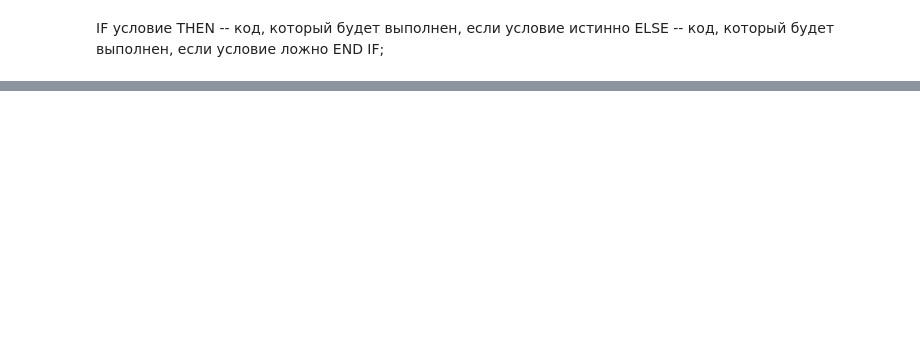
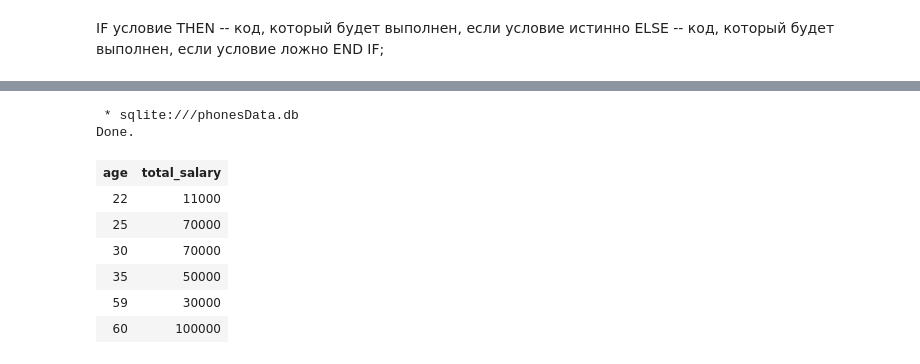
Before and after one commit to MrsMystique/python-repo, a Jupyter notebook: sqlmagic/sql magic.ipynb, the cells around one changed output, grey strips where cells are left out. Drawn from its saved outputs; the diff is of its cells as text; code cells hidden in the pictures; blank space fills up the shorter version.

```diff
--- a/sqlmagic/sql magic.ipynb
+++ b/sqlmagic/sql magic.ipynb
@@ -453,0 +634,15 @@ END IF;
+# %%
+%%sql
+SELECT age, MAX(salary) AS total_salary
+FROM workers
+GROUP BY age
+# %% [output]
+ * sqlite:///phonesData.db
+Done.
+| age | total_salary |
+| 22 | 11000 |
+| 25 | 70000 |
+| 30 | 70000 |
+| 35 | 50000 |
+| 59 | 30000 |
+| 60 | 100000 |
```
Also changed, not shown: parts of 27 cells of this notebook, 24 other files.
